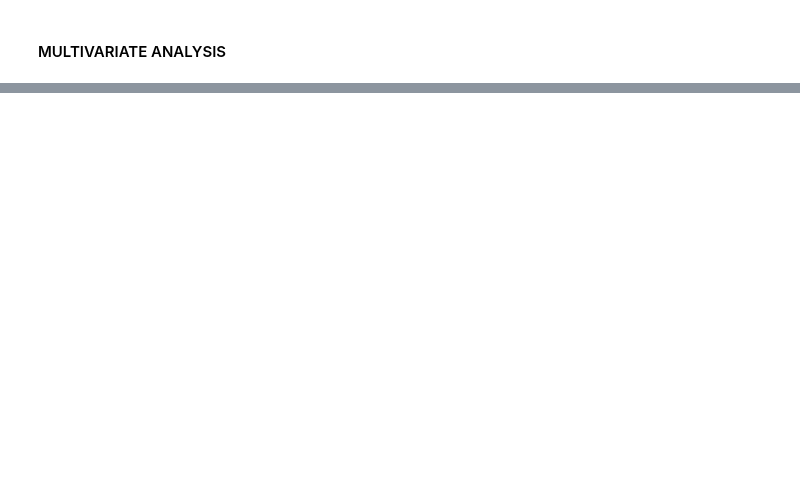
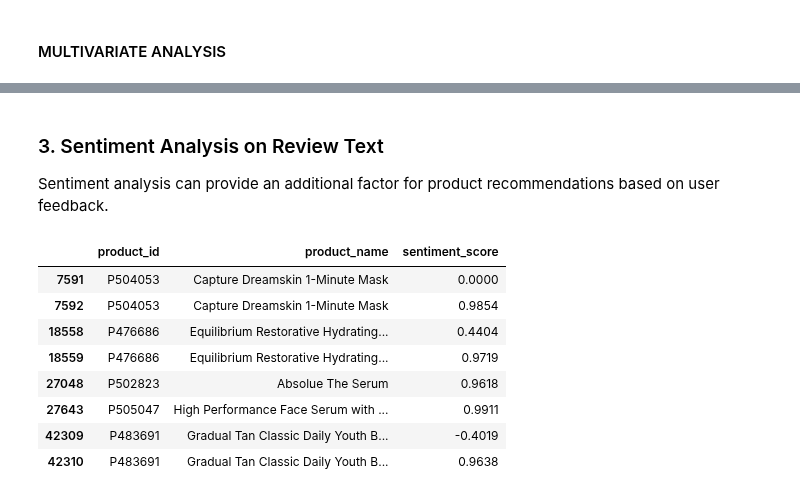
Before and after one commit to ECCHERUIYOT/AI-Powered-Recommendations-For-Melanin-Skin, a Jupyter notebook: index.ipynb, the cells around one changed output, grey strips where cells are left out. Drawn from its saved outputs; the diff is of its cells as text; code cells hidden in the pictures; blank space fills up the shorter version.

```diff
--- a/index.ipynb
+++ b/index.ipynb
@@ -350,3 +455,32 @@ plt.show()
+# %% [markdown]
+### 3. Sentiment Analysis on Review Text
+Sentiment analysis can provide an additional factor for product recommendations based on user feedback.
+# %%
+# Import libraries for sentiment analysis
+from nltk.sentiment import SentimentIntensityAnalyzer
+
+# Initialize Sentiment Analyzer
+sia = SentimentIntensityAnalyzer()
+data['sentiment_score'] = data['review_text'].apply(lambda x: sia.polarity_scores(x)['compound'])
+
+# Function to recommend products based on positive sentiments
+def sentiment_based_recommendation(top_n=5):
+    positive_reviews = data[data['sentiment_score'] > 0.5]
+    top_products = positive_reviews.groupby('product_id')['sentiment_score'].mean().sort_values(ascending=False).head(top_n)
+    return data[data['product_id'].isin(top_products.index)][['product_id', 'product_name', 'sentiment_score']]
+
+# Example usage
+sentiment_based_recommendation()
+# %% [output]
+|  | product_id | product_name | sentiment_score |
+| 7591 | P504053 | Capture Dreamskin 1-Minute Mask | 0.0000 |
+| 7592 | P504053 | Capture Dreamskin 1-Minute Mask | 0.9854 |
+| 18558 | P476686 | Equilibrium Restorative Hydrating... | 0.4404 |
+| 18559 | P476686 | Equilibrium Restorative Hydrating... | 0.9719 |
+| 27048 | P502823 | Absolue The Serum | 0.9618 |
+| 27643 | P505047 | High Performance Face Serum with ... | 0.9911 |
+| 42309 | P483691 | Gradual Tan Classic Daily Youth B... | -0.4019 |
+| 42310 | P483691 | Gradual Tan Classic Daily Youth B... | 0.9638 |
 # %%
 ### STEP 6: FEATURE IMPORTANCE
 # %%
```
Also changed, not shown: parts of 16 cells of this notebook, 4 other files.
